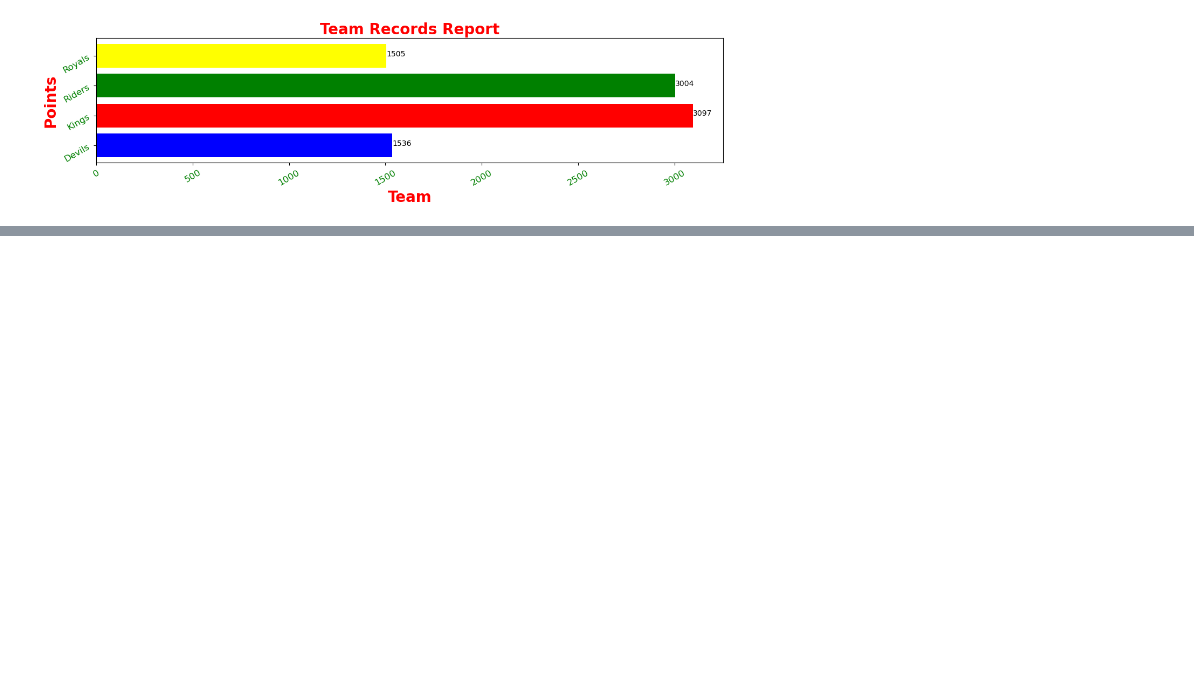
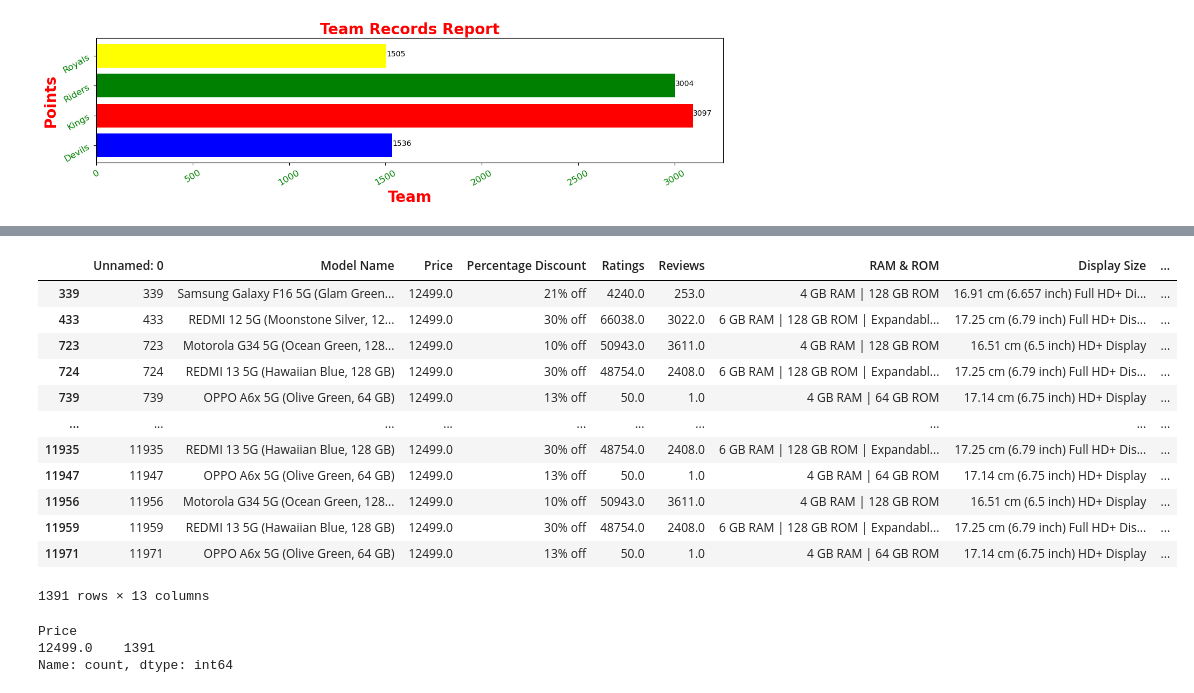
Before and after one commit to anshuKumar-codes/Data_Analytics_Journey, a Jupyter notebook: Pandas/day 2 pandas.ipynb, the cells around one changed output, grey strips where cells are left out. Cells and saved outputs as stored; diff of their text form; code cells hidden in the pictures; blank space fills up the shorter version.

```diff
--- a/Pandas/day 2 pandas.ipynb
+++ b/Pandas/day 2 pandas.ipynb
@@ -816,0 +964,23 @@ plt.show()
+# %%
+s1=df[df["Price"]==12499.0]
+s1
+# %% [output]
+|  | Unnamed: 0 | Model Name | Price | Percentage Discount | Ratings | Reviews | RAM & ROM | Display Size | ... |
+| 339 | 339 | Samsung Galaxy F16 5G (Glam Green... | 12499.0 | 21% off | 4240.0 | 253.0 | 4 GB RAM | 128 GB ROM | 16.91 cm (6.657 inch) Full HD+ Di... | ... |
+| 433 | 433 | REDMI 12 5G (Moonstone Silver, 12... | 12499.0 | 30% off | 66038.0 | 3022.0 | 6 GB RAM | 128 GB ROM | Expandabl... | 17.25 cm (6.79 inch) Full HD+ Dis... | ... |
+| 723 | 723 | Motorola G34 5G (Ocean Green, 128... | 12499.0 | 10% off | 50943.0 | 3611.0 | 4 GB RAM | 128 GB ROM | 16.51 cm (6.5 inch) HD+ Display | ... |
+| 724 | 724 | REDMI 13 5G (Hawaiian Blue, 128 GB) | 12499.0 | 30% off | 48754.0 | 2408.0 | 6 GB RAM | 128 GB ROM | Expandabl... | 17.25 cm (6.79 inch) Full HD+ Dis... | ... |
+| 739 | 739 | OPPO A6x 5G (Olive Green, 64 GB) | 12499.0 | 13% off | 50.0 | 1.0 | 4 GB RAM | 64 GB ROM | 17.14 cm (6.75 inch) HD+ Display | ... |
+| ... | ... | ... | ... | ... | ... | ... | ... | ... | ... |
+| 11935 | 11935 | REDMI 13 5G (Hawaiian Blue, 128 GB) | 12499.0 | 30% off | 48754.0 | 2408.0 | 6 GB RAM | 128 GB ROM | Expandabl... | 17.25 cm (6.79 inch) Full HD+ Dis... | ... |
+| 11947 | 11947 | OPPO A6x 5G (Olive Green, 64 GB) | 12499.0 | 13% off | 50.0 | 1.0 | 4 GB RAM | 64 GB ROM | 17.14 cm (6.75 inch) HD+ Display | ... |
+| 11956 | 11956 | Motorola G34 5G (Ocean Green, 128... | 12499.0 | 10% off | 50943.0 | 3611.0 | 4 GB RAM | 128 GB ROM | 16.51 cm (6.5 inch) HD+ Display | ... |
+| 11959 | 11959 | REDMI 13 5G (Hawaiian Blue, 128 GB) | 12499.0 | 30% off | 48754.0 | 2408.0 | 6 GB RAM | 128 GB ROM | Expandabl... | 17.25 cm (6.79 inch) Full HD+ Dis... | ... |
+| 11971 | 11971 | OPPO A6x 5G (Olive Green, 64 GB) | 12499.0 | 13% off | 50.0 | 1.0 | 4 GB RAM | 64 GB ROM | 17.14 cm (6.75 inch) HD+ Display | ... |
+1391 rows × 13 columns
+# %%
+s1["Price"].value_counts()
+# %% [output]
+Price
+12499.0    1391
+Name: count, dtype: int64
```
Also changed, not shown: parts of 17 cells of this notebook, 2 other files.
